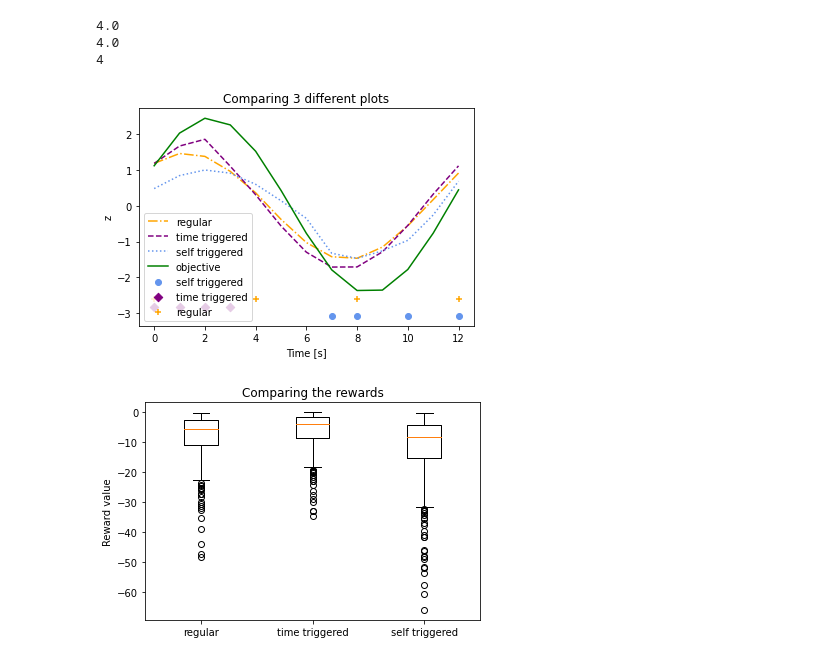
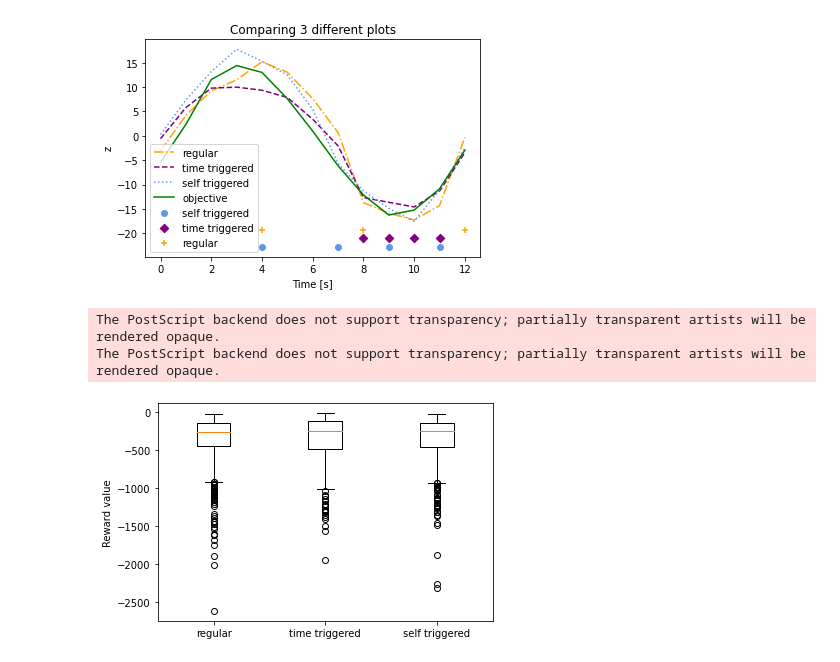
Before and after one commit to aaspeel/optiMeasRL, a Jupyter notebook: resultsAnalysis.ipynb, the cells around one changed output. Saved outputs shown, nothing was run; the diff lists cells and outputs as text; code cells hidden in the pictures.

```diff
--- a/resultsAnalysis.ipynb
+++ b/resultsAnalysis.ipynb
@@ -10,3 +7,7 @@ time_trig_path = "workspaces/time_triggered"
+# %%
+generatorType_time = "tumour"
+time_trig_path = "workspaces/particle_tumor_time"
+self_trig_path = "workspaces/particle_tumor_self20210924-142542"
 # %%
 #Load time workspace
 pickle_load(time_trig_path, globals(), '_time')
@@ -73,41 +83,35 @@ if not seeMeasurement_self:
 import matplotlib.pyplot as plt
 from utils.plots import sigma_to_points
 
-idx = 0
+idx = 3
 T = T_self
-
-print(sum(sigmas_test_self[idx]))
-print(sum(sigmas_test_time[idx]))
-print(sum(sigmas_regular_time[idx]))
 
 plotEstimateSigma(objectives_test_time, estimates_test_self, estimates_test_time,
                   sigmas_test_self, sigmas_test_time, sigmas_regular_time,
-                   estimates_regular_time, idx, T, save=False,
-                   filename='estimation_comp.png')
+                   estimates_regular_time, idx, T, save=True,
+                   filename='figs/trajectories_'+estimatorType_time+'_'+generatorType_time+'.eps')
 # %% [output]
+[figure, new version]
-4.0
-4.0
-4
+The PostScript backend does not support transparency; partially transparent artists will be rendered opaque.
+The PostScript backend does not support transparency; partially transparent artists will be rendered opaque.
-[figure, old version]
 # %%
 #Reward plot
 fig_reward=plt.figure()
-plt.title("Comparing the rewards")
+#plt.title("Comparing the rewards")
 
 cumulativeRewards_reg = np.sum(rewards_regular_self, axis=-1)
 cumulativeRewards_time = np.sum(rewards_test_time, axis=-1)
 cumulativeRewards_self = np.sum(rewards_test_self, axis=-1)
 
-boxplot_data = [cumulativeRewards_reg, cumulativeRewards_time,
-                cumulativeRewards_self]
+boxplot_data = [cumulativeRewards_reg, cumulativeRewards_time, cumulativeRewards_self]
 names = ["regular", "time triggered", "self triggered"]
 
 plt.boxplot(boxplot_data, labels=names)
 plt.ylabel("Reward value")
 plt.show()
-fig_reward.savefig('figs/histo_rewards.eps')
+fig_reward.savefig('figs/boxplotsRewards_'+estimatorType_time+'_'+generatorType_time+'.eps')
 # %% [output]
-[figure, old version]
+[figure, new version]
 # %%
 gain_time = []
 gain_self = []
```
Also changed, not shown: parts of 10 cells of this notebook, 11 other files.
